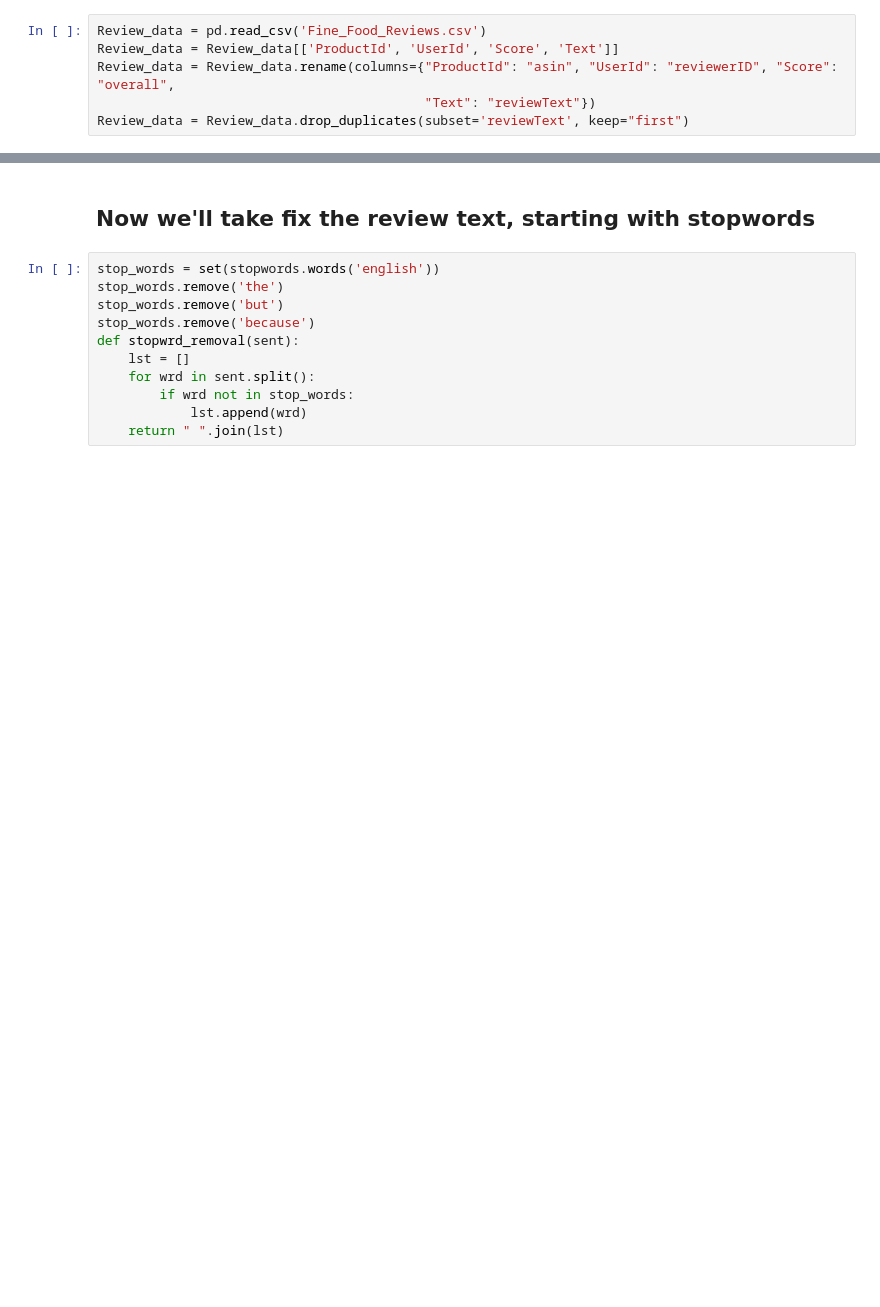
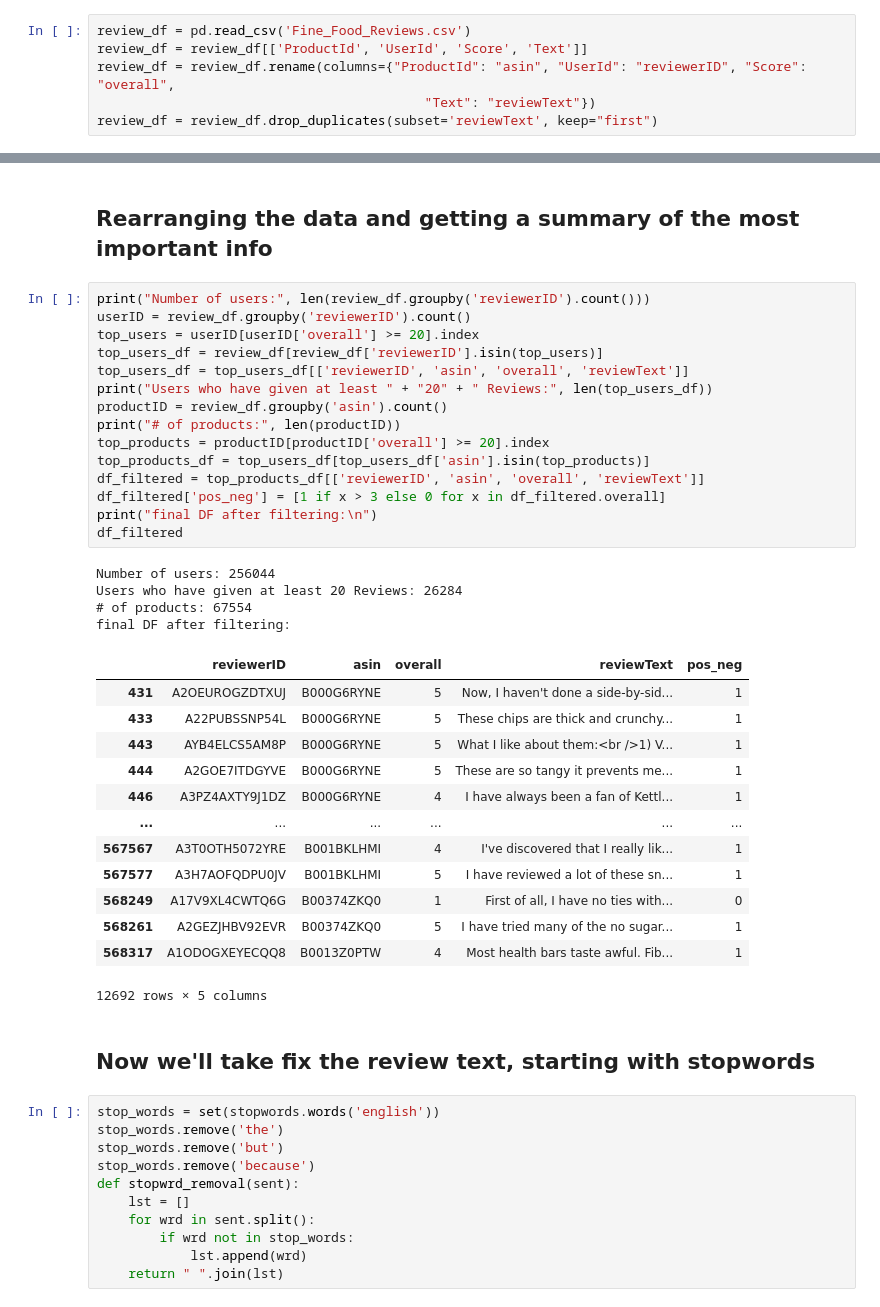
Before and after one commit to alechuffman/AmazonProductRecommendation, a Jupyter notebook: reviewTextClassification.ipynb, the cells around one changed output, grey strips where cells are left out. Drawn from its saved outputs; the diff is of its cells as text; blank space fills up the shorter version.

```diff
--- a/reviewTextClassification.ipynb
+++ b/reviewTextClassification.ipynb
@@ -8,6 +10,6 @@ from sklearn import shuffle
 # %%
-Review_data = pd.read_csv('Fine_Food_Reviews.csv')
-Review_data = Review_data[['ProductId', 'UserId', 'Score', 'Text']]
-Review_data = Review_data.rename(columns={"ProductId": "asin", "UserId": "reviewerID", "Score": "overall",
+review_df = pd.read_csv('Fine_Food_Reviews.csv')
+review_df = review_df[['ProductId', 'UserId', 'Score', 'Text']]
+review_df = review_df.rename(columns={"ProductId": "asin", "UserId": "reviewerID", "Score": "overall",
                                           "Text": "reviewText"})
-Review_data = Review_data.drop_duplicates(subset='reviewText', keep="first")
+review_df = review_df.drop_duplicates(subset='reviewText', keep="first")
@@ -51,3 +34,38 @@ Users who have given at least 20 Reviews: 26284
+# %% [markdown]
+## Rearranging the data and getting a summary of the most important info
+# %%
+print("Number of users:", len(review_df.groupby('reviewerID').count()))
+userID = review_df.groupby('reviewerID').count()
+top_users = userID[userID['overall'] >= 20].index
+top_users_df = review_df[review_df['reviewerID'].isin(top_users)]
+top_users_df = top_users_df[['reviewerID', 'asin', 'overall', 'reviewText']]
+print("Users who have given at least " + "20" + " Reviews:", len(top_users_df))
+productID = review_df.groupby('asin').count()
+print("# of products:", len(productID))
+top_products = productID[productID['overall'] >= 20].index
+top_products_df = top_users_df[top_users_df['asin'].isin(top_products)]
+df_filtered = top_products_df[['reviewerID', 'asin', 'overall', 'reviewText']]
+df_filtered['pos_neg'] = [1 if x > 3 else 0 for x in df_filtered.overall]
+print("final DF after filtering:\n")
+df_filtered
+# %% [output]
+Number of users: 256044
+Users who have given at least 20 Reviews: 26284
+# of products: 67554
+final DF after filtering:
+|  | reviewerID | asin | overall | reviewText | pos_neg |
+| 431 | A2OEUROGZDTXUJ | B000G6RYNE | 5 | Now, I haven't done a side-by-sid... | 1 |
+| 433 | A22PUBSSNP54L | B000G6RYNE | 5 | These chips are thick and crunchy... | 1 |
+| 443 | AYB4ELCS5AM8P | B000G6RYNE | 5 | What I like about them:<br />1) V... | 1 |
+| 444 | A2GOE7ITDGYVE | B000G6RYNE | 5 | These are so tangy it prevents me... | 1 |
+| 446 | A3PZ4AXTY9J1DZ | B000G6RYNE | 4 | I have always been a fan of Kettl... | 1 |
+| ... | ... | ... | ... | ... | ... |
+| 567567 | A3T0OTH5072YRE | B001BKLHMI | 4 | I've discovered that I really lik... | 1 |
+| 567577 | A3H7AOFQDPU0JV | B001BKLHMI | 5 | I have reviewed a lot of these sn... | 1 |
+| 568249 | A17V9XL4CWTQ6G | B00374ZKQ0 | 1 | First of all, I have no ties with... | 0 |
+| 568261 | A2GEZJHBV92EVR | B00374ZKQ0 | 5 | I have tried many of the no sugar... | 1 |
+| 568317 | A1ODOGXEYECQQ8 | B0013Z0PTW | 4 | Most health bars taste awful. Fib... | 1 |
+12692 rows × 5 columns
 # %% [markdown]
 ## Now we'll take fix the review text, starting with stopwords
 # %%
```
Also changed, not shown: parts of 9 cells of this notebook, 1 other file.
